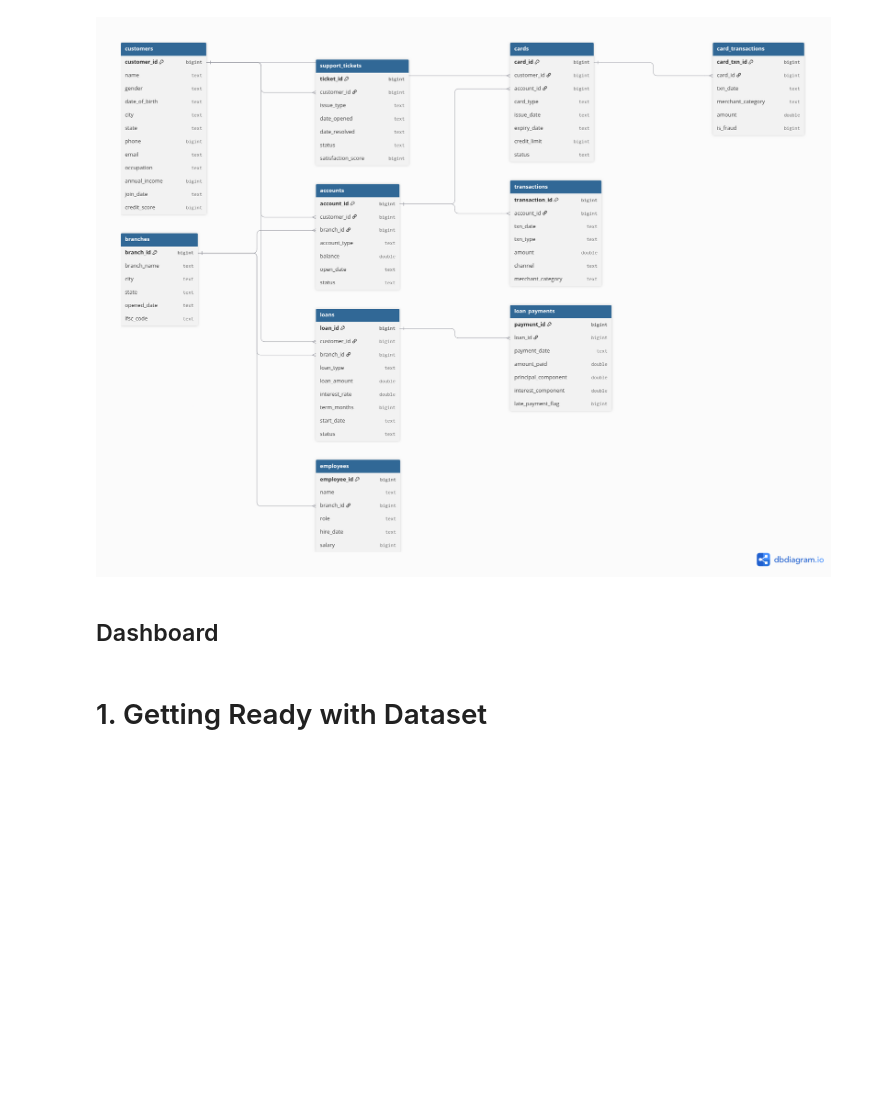
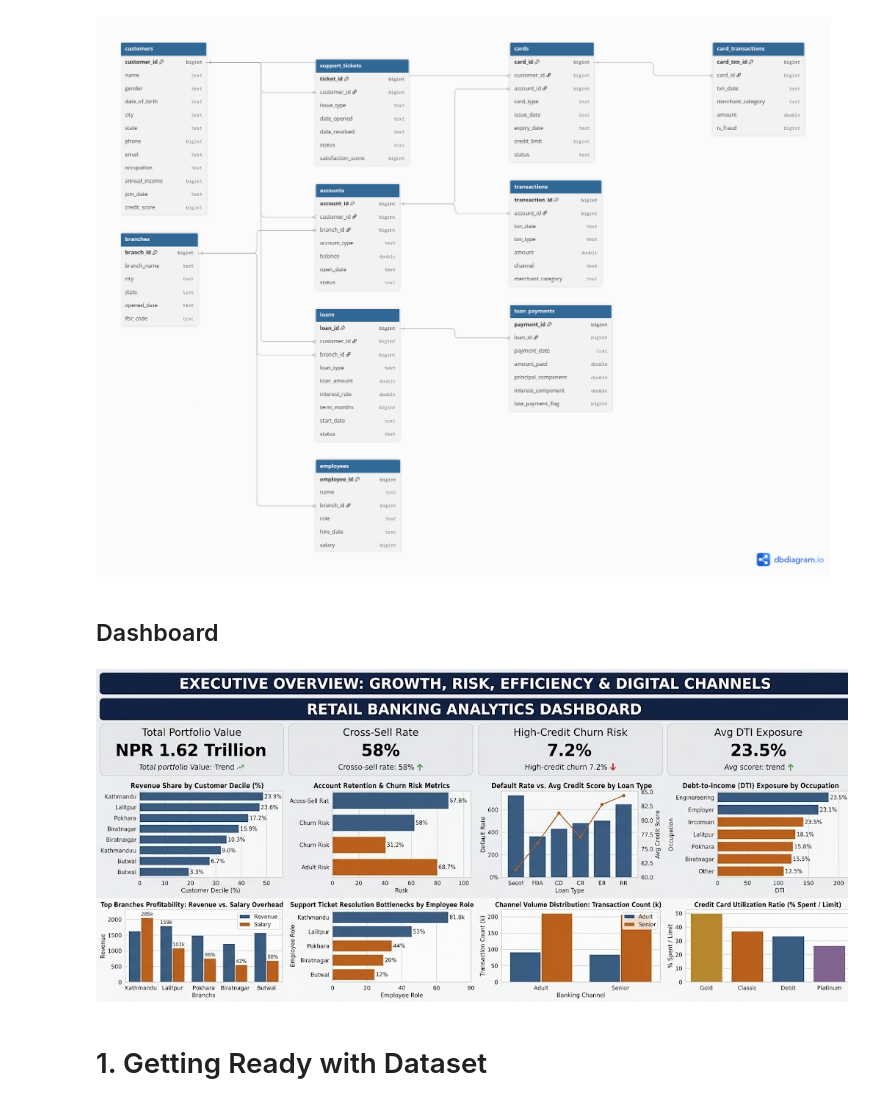
Before and after one commit to Kartika-Nidhi/Banking_Transaction_Analysis_SQL, a Jupyter notebook: BankingTransactions.ipynb, the cells around one changed output. Drawn from its saved outputs; the diff is of its cells as text; code cells hidden in the pictures; blank space fills up the shorter version.

```diff
--- a/BankingTransactions.ipynb
+++ b/BankingTransactions.ipynb
@@ -29,6 +29,12 @@ Image('/home/kartika/BankingTransactionSQL/bankingtransdbschema.png', width=800)
 [figure]
 # %% [markdown]
 ## Dashboard
+# %%
+from IPython.display import Image
+
+Image('/home/kartika/BankingTransactionSQL/bankingtransdashboard.jpeg', width=800)
+# %% [output]
+[figure, added]
 # %% [markdown]
 # 1. Getting Ready with Dataset
 # %%
```
Also changed, not shown: 1 other file.
